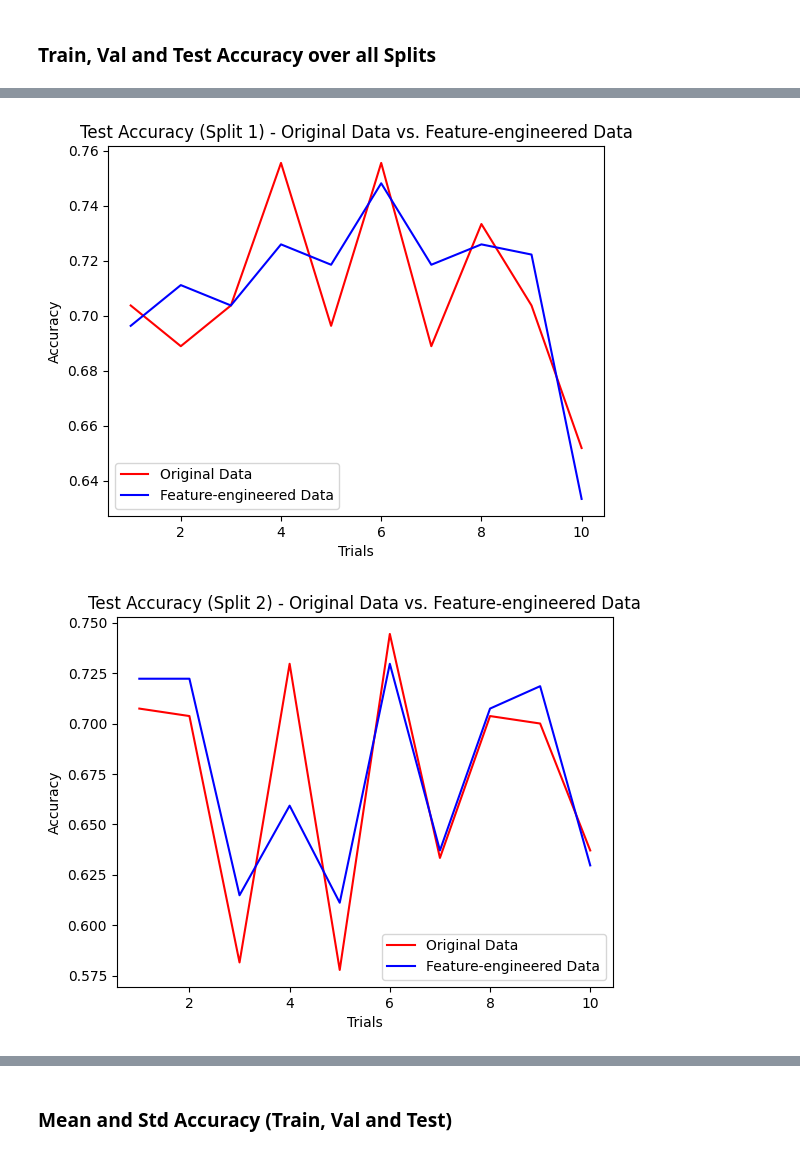
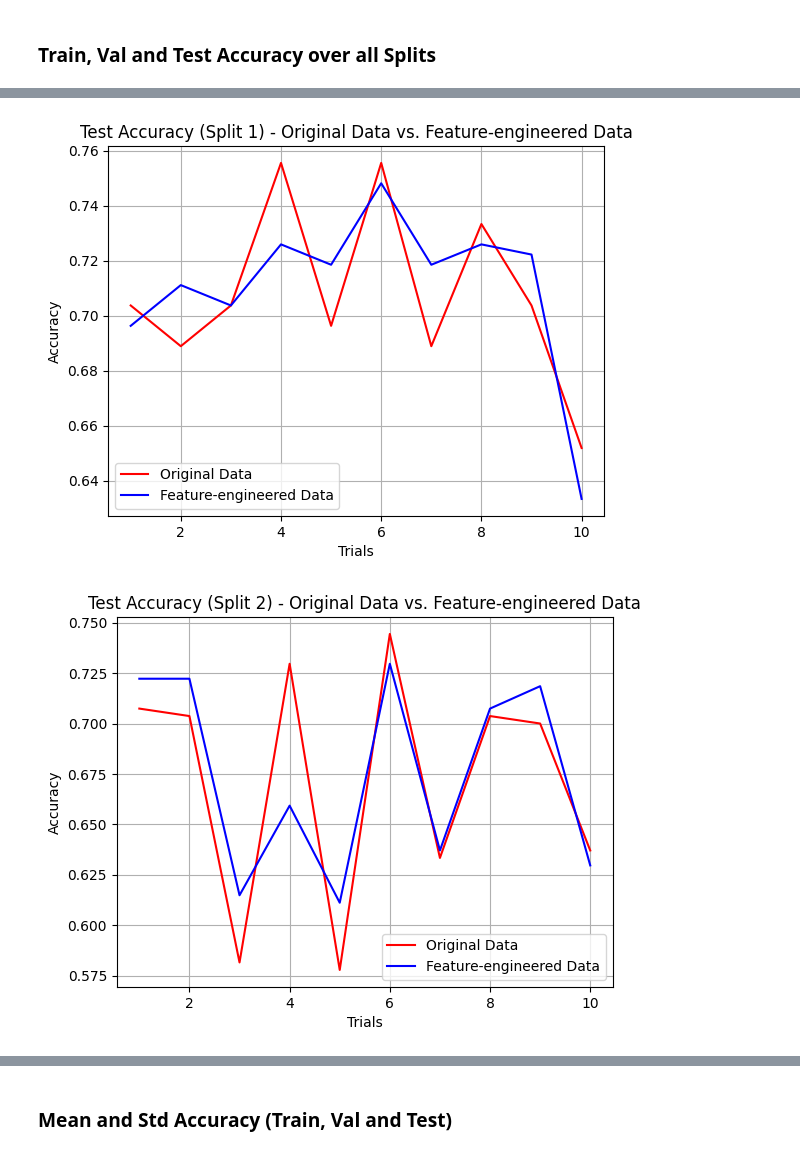
Before and after one commit to schaeferbasti/Benchmark_FE_AutoML, a Jupyter notebook: src/amltk/pipeline/results/analysis.ipynb, the cells around one changed output, grey strips where cells are left out. Drawn from its saved outputs; the diff is of its cells as text; code cells hidden in the pictures.

```diff
--- a/src/amltk/pipeline/results/analysis.ipynb
+++ b/src/amltk/pipeline/results/analysis.ipynb
@@ -90,6 +91,7 @@ for dataset_name in dataset_names:
     plt.ylabel("Accuracy")
     plt.title("Training Accuracy (Split " + str(i) + ") - Original Data vs. Feature-engineered Data")
     plt.legend()
+    plt.grid(True)
     plt.show()
     i += 1
 # %% [output]
@@ -119,6 +121,7 @@ for dataset_name in dataset_names:
     plt.ylabel("Accuracy")
     plt.title("Validation Accuracy (Split " + str(i) + ") - Original Data vs. Feature-engineered Data")
     plt.legend()
+    plt.grid(True)
     plt.show()
     i += 1
 # %% [output]
@@ -148,6 +151,7 @@ for dataset_name in dataset_names:
     plt.ylabel("Accuracy")
     plt.title("Test Accuracy (Split " + str(i) + ") - Original Data vs. Feature-engineered Data")
     plt.legend()
+    plt.grid(True)
     plt.show()
     i += 1
 # %% [output]
@@ -155,2 +159,2 @@ for dataset_name in dataset_names:
-[figure, old version]
+[figure, new version]
-[figure, old version]
+[figure, new version]
```
Also changed, not shown: parts of 6 cells of this notebook, 7 other files.
